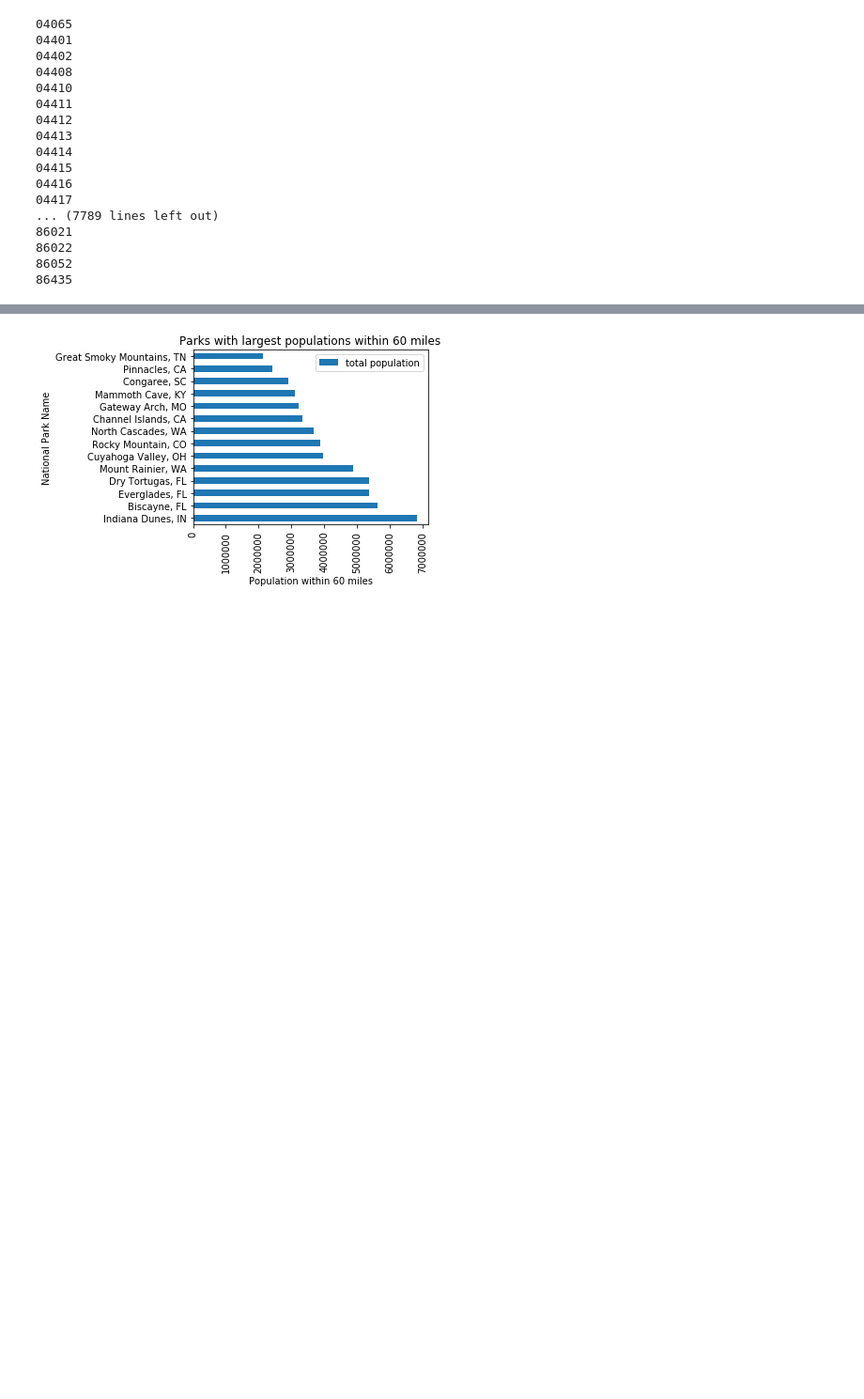
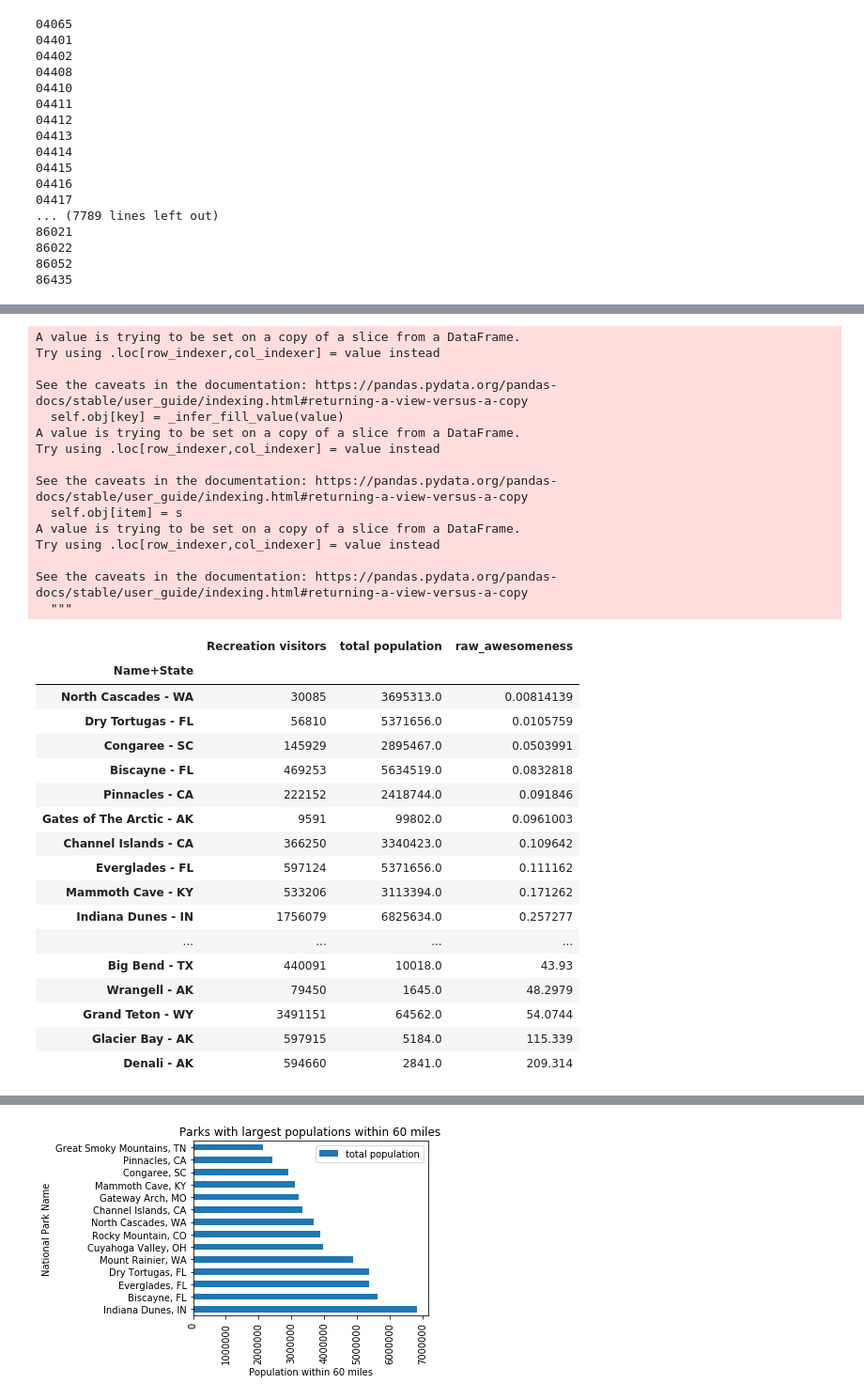
Before and after one commit to theaddies/bootcamp_project_1, a Jupyter notebook: NP_zip_code_radius.ipynb, the cells around one changed output, grey strips where cells are left out. Shown at 94% size. Cells and saved outputs as stored; diff of their text form; code cells hidden in the pictures; blank space fills up the shorter version.

```diff
--- a/NP_zip_code_radius.ipynb
+++ b/NP_zip_code_radius.ipynb
@@ -204,0 +325,45 @@ park_zip_code_population
+# %%
+park_raw_awesomeness_ranking_df = park_zip_code_population[['Name', 'State','Recreation visitors', 'total population']]
+park_raw_awesomeness_ranking_df.loc[:,"raw_awesomeness"] = park_raw_awesomeness_ranking_df['Recreation visitors'] / park_raw_awesomeness_ranking_df['total population']
+
+
+park_raw_awesomeness_ranking_df['Name+State'] = park_raw_awesomeness_ranking_df['Name'] + " - " + park_raw_awesomeness_ranking_df['State']
+
+park_raw_awesomeness_ranking_df.set_index('Name+State', inplace = True)
+park_raw_awesomeness_ranking_df = park_raw_awesomeness_ranking_df.drop(columns = ['Name','State'])
+park_raw_awesomeness_ranking_df_sort = park_raw_awesomeness_ranking_df.sort_values(by = "raw_awesomeness"  )
+park_raw_awesomeness_ranking_df_sort
+# %% [output]
+A value is trying to be set on a copy of a slice from a DataFrame.
+Try using .loc[row_indexer,col_indexer] = value instead
+
+See the caveats in the documentation: https://pandas.pydata.org/pandas-docs/stable/user_guide/indexing.html#returning-a-view-versus-a-copy
+  self.obj[key] = _infer_fill_value(value)
+A value is trying to be set on a copy of a slice from a DataFrame.
+Try using .loc[row_indexer,col_indexer] = value instead
+
+See the caveats in the documentation: https://pandas.pydata.org/pandas-docs/stable/user_guide/indexing.html#returning-a-view-versus-a-copy
+  self.obj[item] = s
+A value is trying to be set on a copy of a slice from a DataFrame.
+Try using .loc[row_indexer,col_indexer] = value instead
+
+See the caveats in the documentation: https://pandas.pydata.org/pandas-docs/stable/user_guide/indexing.html#returning-a-view-versus-a-copy
+  """
+|  | Recreation visitors | total population | raw_awesomeness |
+| Name+State |  |  |  |
+| North Cascades - WA | 30085 | 3695313.0 | 0.00814139 |
+| Dry Tortugas - FL | 56810 | 5371656.0 | 0.0105759 |
+| Congaree - SC | 145929 | 2895467.0 | 0.0503991 |
+| Biscayne - FL | 469253 | 5634519.0 | 0.0832818 |
+| Pinnacles - CA | 222152 | 2418744.0 | 0.091846 |
+| Gates of The Arctic - AK | 9591 | 99802.0 | 0.0961003 |
+| Channel Islands - CA | 366250 | 3340423.0 | 0.109642 |
+| Everglades - FL | 597124 | 5371656.0 | 0.111162 |
+| Mammoth Cave - KY | 533206 | 3113394.0 | 0.171262 |
+| Indiana Dunes - IN | 1756079 | 6825634.0 | 0.257277 |
+| ... | ... | ... | ... |
+| Big Bend - TX | 440091 | 10018.0 | 43.93 |
+| Wrangell - AK | 79450 | 1645.0 | 48.2979 |
+| Grand Teton - WY | 3491151 | 64562.0 | 54.0744 |
+| Glacier Bay - AK | 597915 | 5184.0 | 115.339 |
+| Denali - AK | 594660 | 2841.0 | 209.314 |
```
Also changed, not shown: parts of 21 cells of this notebook, 2 other files.
